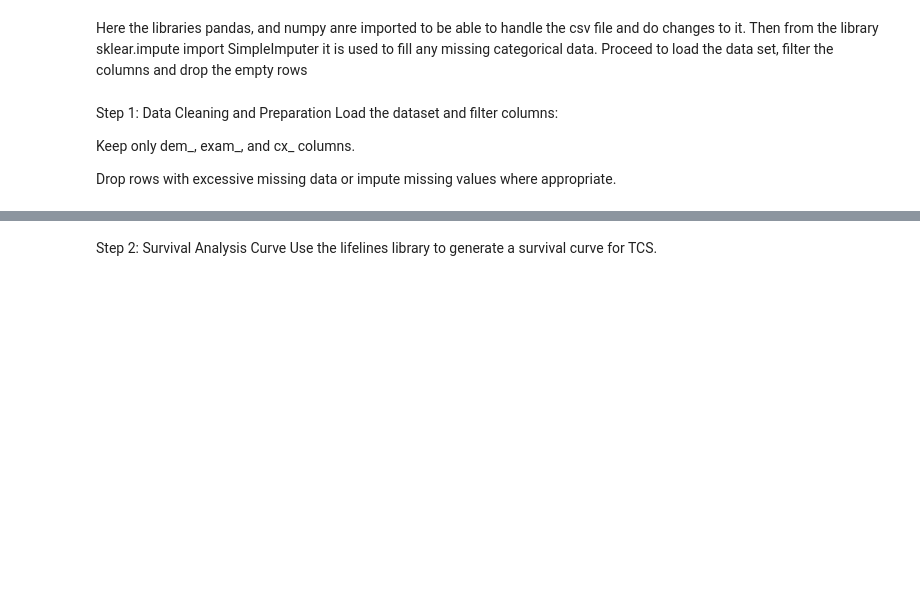
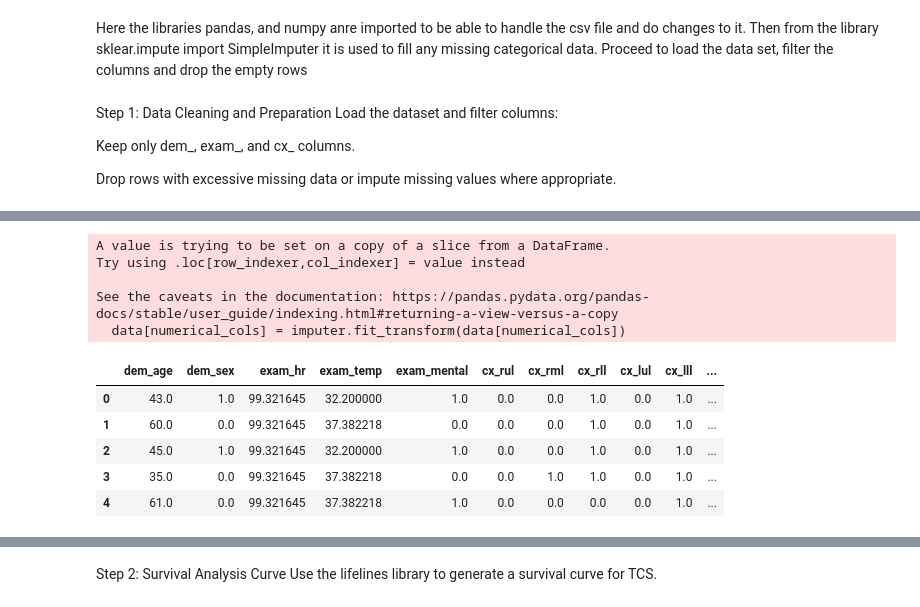
Before and after one commit to Iingxaki/team1_DS450-01_RH-JP, a Jupyter notebook: CAPO_and_TCS.ipynb, the cells around one changed output, grey strips where cells are left out. Cells and saved outputs as stored; diff of their text form; code cells hidden in the pictures; blank space fills up the shorter version.

```diff
--- a/CAPO_and_TCS.ipynb
+++ b/CAPO_and_TCS.ipynb
@@ -52,0 +76,30 @@ Warning: No categorical columns found for imputation.
+# %%
+# Filter columns
+selected_columns = [col for col in data.columns if 'dem_' in col or 'exam_' in col or 'cx_' in col]
+data = data[selected_columns]
+
+# Impute missing categorical values with the most frequent value
+categorical_cols = data.select_dtypes(include=['object']).columns
+# Check if there are any categorical columns before imputing
+if len(categorical_cols) > 0:  # Only impute if there are categorical columns
+    imputer = SimpleImputer(strategy='most_frequent')
+    data[categorical_cols] = imputer.fit_transform(data[categorical_cols])
+
+# Impute missing numerical values with the mean
+numerical_cols = data.select_dtypes(include=['number']).columns
+imputer = SimpleImputer(strategy='mean')
+data[numerical_cols] = imputer.fit_transform(data[numerical_cols])
+
+data.head()
+# %% [output]
+A value is trying to be set on a copy of a slice from a DataFrame.
+Try using .loc[row_indexer,col_indexer] = value instead
+
+See the caveats in the documentation: https://pandas.pydata.org/pandas-docs/stable/user_guide/indexing.html#returning-a-view-versus-a-copy
+  data[numerical_cols] = imputer.fit_transform(data[numerical_cols])
+|  | dem_age | dem_sex | exam_hr | exam_temp | exam_mental | cx_rul | cx_rml | cx_rll | cx_lul | cx_lll | ... |
+| 0 | 43.0 | 1.0 | 99.321645 | 32.200000 | 1.0 | 0.0 | 0.0 | 1.0 | 0.0 | 1.0 | ... |
+| 1 | 60.0 | 0.0 | 99.321645 | 37.382218 | 0.0 | 0.0 | 0.0 | 1.0 | 0.0 | 1.0 | ... |
+| 2 | 45.0 | 1.0 | 99.321645 | 32.200000 | 1.0 | 0.0 | 0.0 | 1.0 | 0.0 | 1.0 | ... |
+| 3 | 35.0 | 0.0 | 99.321645 | 37.382218 | 0.0 | 0.0 | 1.0 | 1.0 | 0.0 | 1.0 | ... |
+| 4 | 61.0 | 0.0 | 99.321645 | 37.382218 | 1.0 | 0.0 | 0.0 | 0.0 | 0.0 | 1.0 | ... |
```
Also changed, not shown: parts of 18 cells of this notebook.
